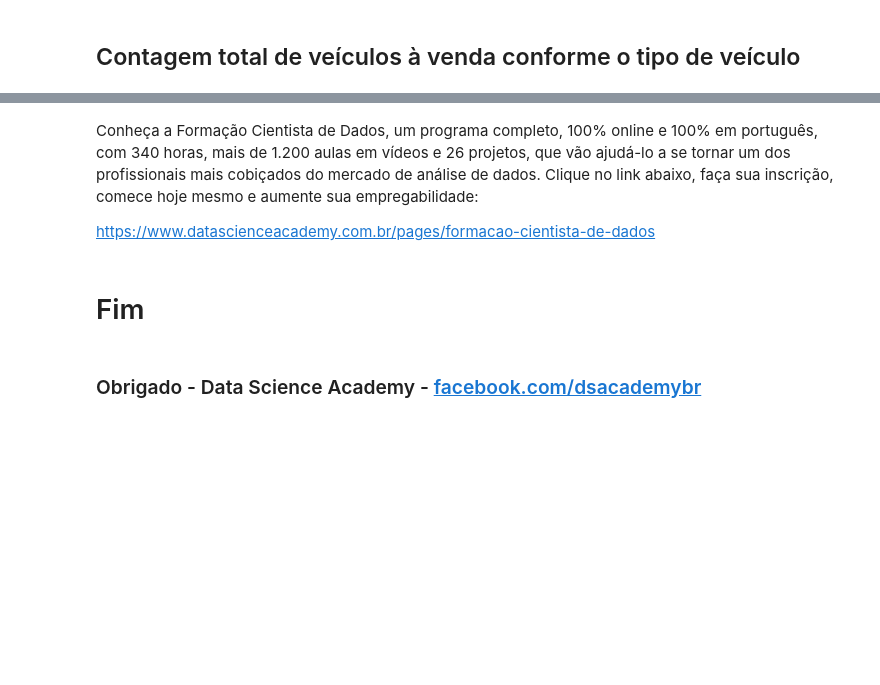
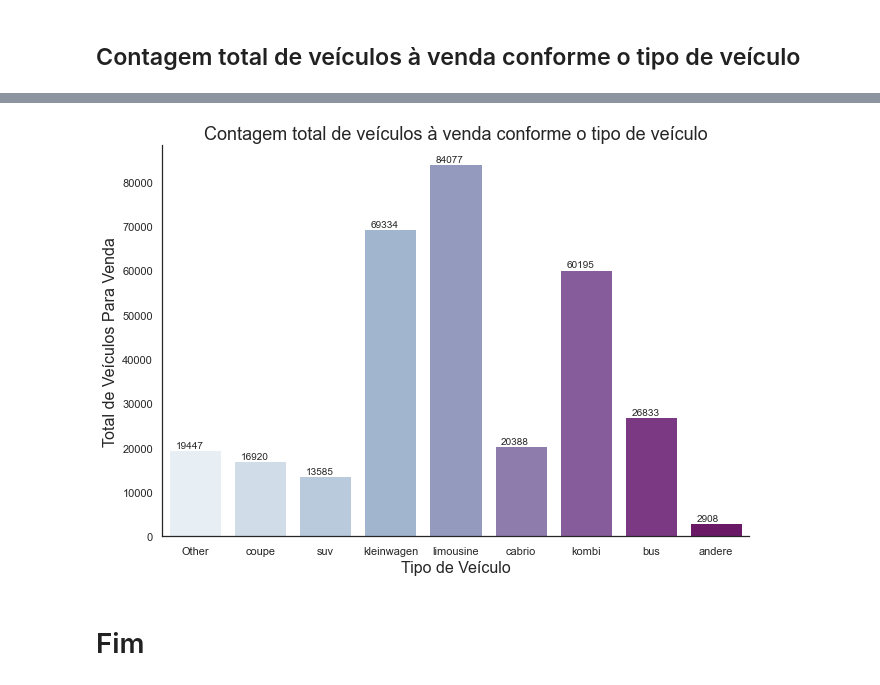
Before and after one commit to iurygdeoliveira/Estudos_Python, a Jupyter notebook: 10 - Analise Exploratoria de dados/Mini-Projeto - Analise1.ipynb, the cells around one changed output, grey strips where cells are left out. Drawn from its saved outputs; the diff is of its cells as text; code cells hidden in the pictures; blank space fills up the shorter version.

```diff
--- a/10 - Analise Exploratoria de dados/Mini-Projeto - Analise1.ipynb
+++ b/10 - Analise Exploratoria de dados/Mini-Projeto - Analise1.ipynb
@@ -45,11 +96,17 @@ fig.savefig("plots/Analise1/price-vehicleType-boxplot.png")
+# %%
+# Crie um Count Plot que mostre o número de veículos pertencentes a cada categoria
+sns.set_style("white")
+g = sns.catplot(x="vehicleType", data=df, kind="count", palette="BuPu", height=6, aspect=1.5)
+g.ax.xaxis.set_label_text("Tipo de Veículo",fontdict= {'size':16})
+g.ax.yaxis.set_label_text("Total de Veículos Para Venda", fontdict= {'size':16})
+g.ax.set_title("Contagem total de veículos à venda conforme o tipo de veículo",fontdict= {'size':18})
+# to get the counts on the top heads of the bar
+for p in g.ax.patches:
+    g.ax.annotate((p.get_height()), (p.get_x()+0.1, p.get_height()+500))
+# %% [output]
+[figure, added]
 # %%
 # Salvando o plot
 g.savefig("plots/Analise1/count-vehicleType.png")
-# %% [markdown]
-Conheça a Formação Cientista de Dados, um programa completo, 100% online e 100% em português, com 340 horas, mais de 1.200 aulas em vídeos e 26 projetos, que vão ajudá-lo a se tornar um dos profissionais mais cobiçados do mercado de análise de dados. Clique no link abaixo, faça sua inscrição, comece hoje mesmo e aumente sua empregabilidade:
-
-https://www.datascienceacademy.com.br/pages/formacao-cientista-de-dados
 # %% [markdown]
 # Fim
-# %% [markdown]
-### Obrigado - Data Science Academy - <a href="http://facebook.com/dsacademybr">facebook.com/dsacademybr</a>
```
Also changed, not shown: parts of 14 cells of this notebook, 12 other files.
